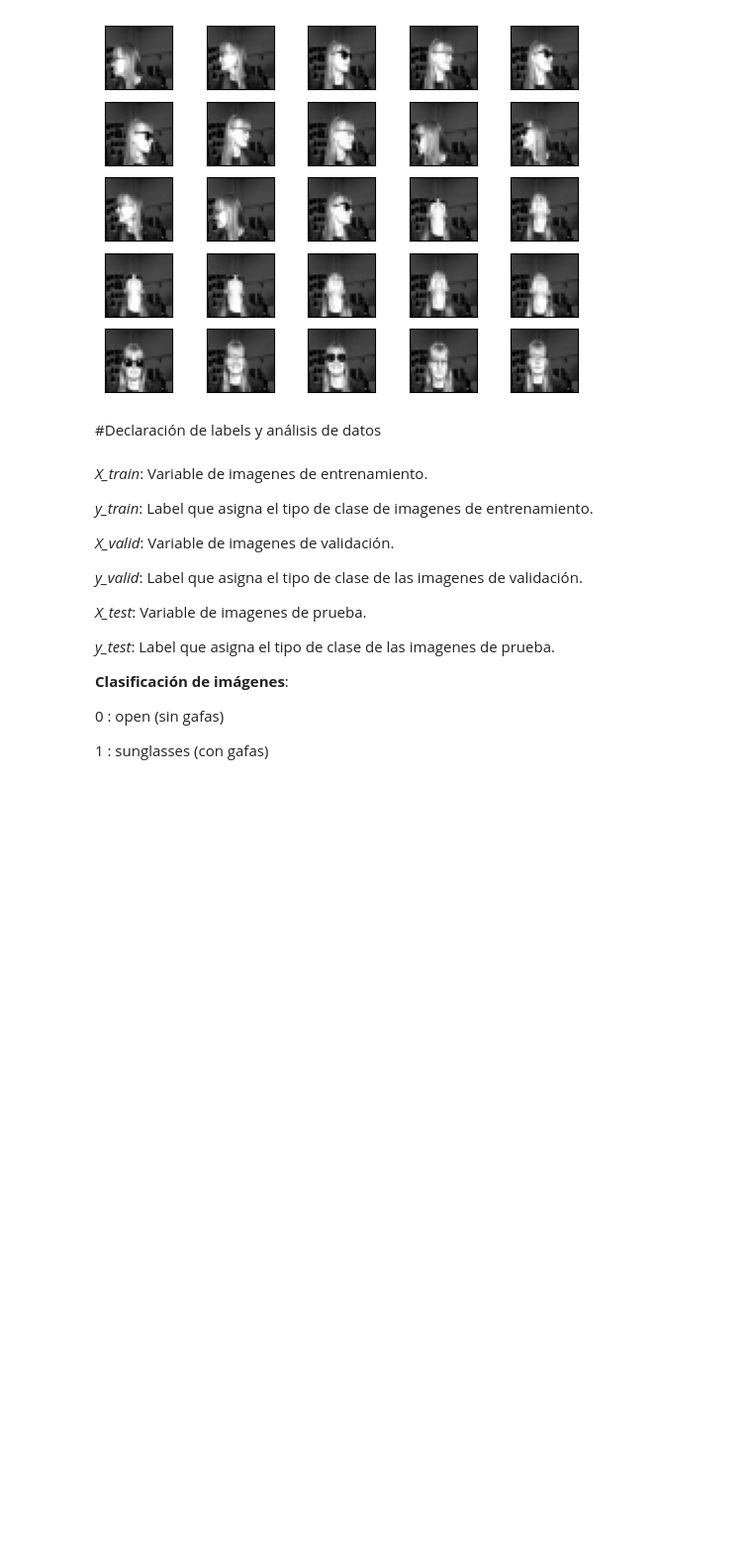
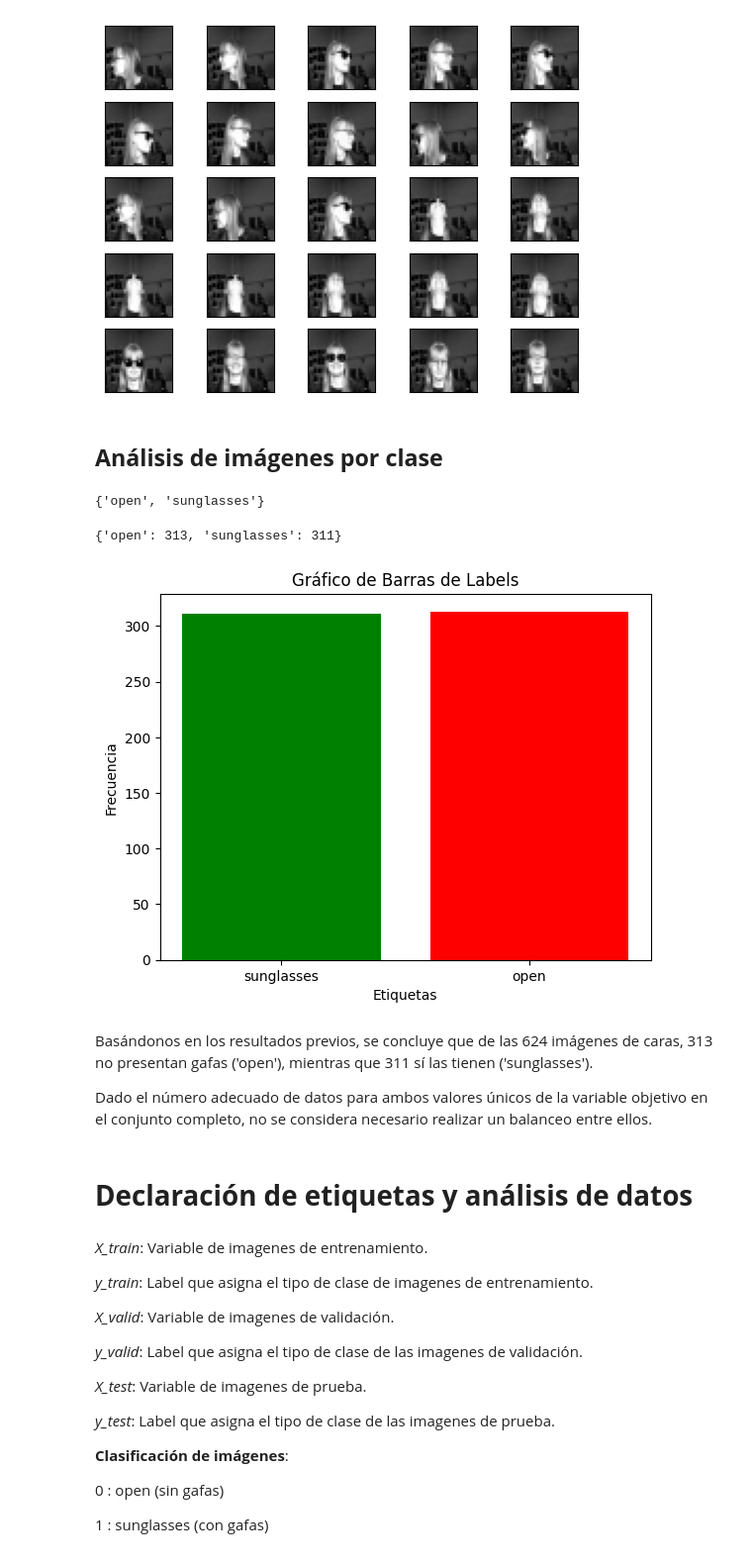
Before and after one commit to DataMastersUN/FA_T3, a Jupyter notebook: Trabajo_3.ipynb, the cells around one changed output. Shown: that part at 99% size. Cells and saved outputs as stored; diff of their text form; code cells hidden in the pictures; blank space fills up the shorter version.

```diff
--- a/Trabajo_3.ipynb
+++ b/Trabajo_3.ipynb
@@ -70,22 +25,0 @@ Drive already mounted at /content/drive; to attempt to forcibly remount, call dr
-# %%
-#CODIGO INICIAL PARA AÑADIR TODAS LAS IMAGENES A UN LISTA ESTÁTICA, Y ASÍ NO TENER QUE CARGAR TODAS LAS IMÁGENES CADA VEZ QUE SE EJECUTE EL CÓDGO
-
-# Ruta a la carpeta raíz que contiene las subcarpetas con las imágenes PGM
-ruta_raiz = '/content/drive/Shareddrives/FdeAnaliticaG4/Proyecto3/faces_4'
-rutas_imagenes = []
-# Recorre las subcarpetas y busca las imágenes PGM
-for directorio_raiz, directorios, archivos in os.walk(ruta_raiz):
-    for archivo in archivos:
-        if archivo.lower().endswith('.pgm'):
-            # Construye la ruta completa al archivo
-            ruta_completa = os.path.join(directorio_raiz, archivo)
-            rutas_imagenes.append(ruta_completa)
-# Ahora tienes todas las rutas de las imágenes PGM en la lista rutas_imagenes
-# Puedes cargar las imágenes si es necesario
-
-etiquetas = [ruta.split('_')[-2].split('.')[0] for ruta in rutas_imagenes]
-
-# Para verificar la cantidad de imágenes
-
-# Para acceder a una imagen específica
-print(set(etiquetas))
@@ -94,5 +25,0 @@ print(set(etiquetas))
-# %%
-# Ruta en Google Drive donde guardar el archivo
-ruta_archivo = '/content/drive/Shareddrives/FdeAnaliticaG4/Proyecto3/labels.pkl'
-with open(ruta_archivo, 'wb') as archivo:
-    pickle.dump(etiquetas, archivo)
@@ -226,5 +156,33 @@ X_valid, X_test, y_valid, y_test = train_test_split(temp_data, temp_labels, test
+# %% [markdown]
+## **Análisis de imágenes por clase**
+# %%
+#Valores únicos en la variable objetivo
+print(set(labels))
+# %% [output]
+{'open', 'sunglasses'}
+# %%
+print({label: labels.count(label) for label in set(labels)})
+# %% [output]
+{'open': 313, 'sunglasses': 311}
+# %%
+contador = Counter(labels)
+etiquetas_unicas = list(contador.keys())
+frecuencias = list(contador.values())
+
+# Crear el gráfico de barras
+plt.bar(etiquetas_unicas, frecuencias, color=['green','red'])
+plt.xlabel('Etiquetas')
+plt.ylabel('Frecuencia')
+plt.title('Gráfico de Barras de Labels')
+plt.show()
+# %% [output]
+[figure, added]
+# %% [markdown]
+Basándonos en los resultados previos, se concluye que de las 624 imágenes de caras, 313 no presentan gafas ('open'), mientras que 311 sí las tienen ('sunglasses').
+
+Dado el número adecuado de datos para ambos valores únicos de la variable objetivo en el conjunto completo, no se considera necesario realizar un balanceo entre ellos.
 # %% [markdown]
-#Declaración de labels y análisis de datos
+# **Declaración de etiquetas y análisis de datos**
 # %% [markdown]
 *X_train*: Variable de imagenes de entrenamiento.
 
```
Also changed, not shown: parts of 40 cells of this notebook.
